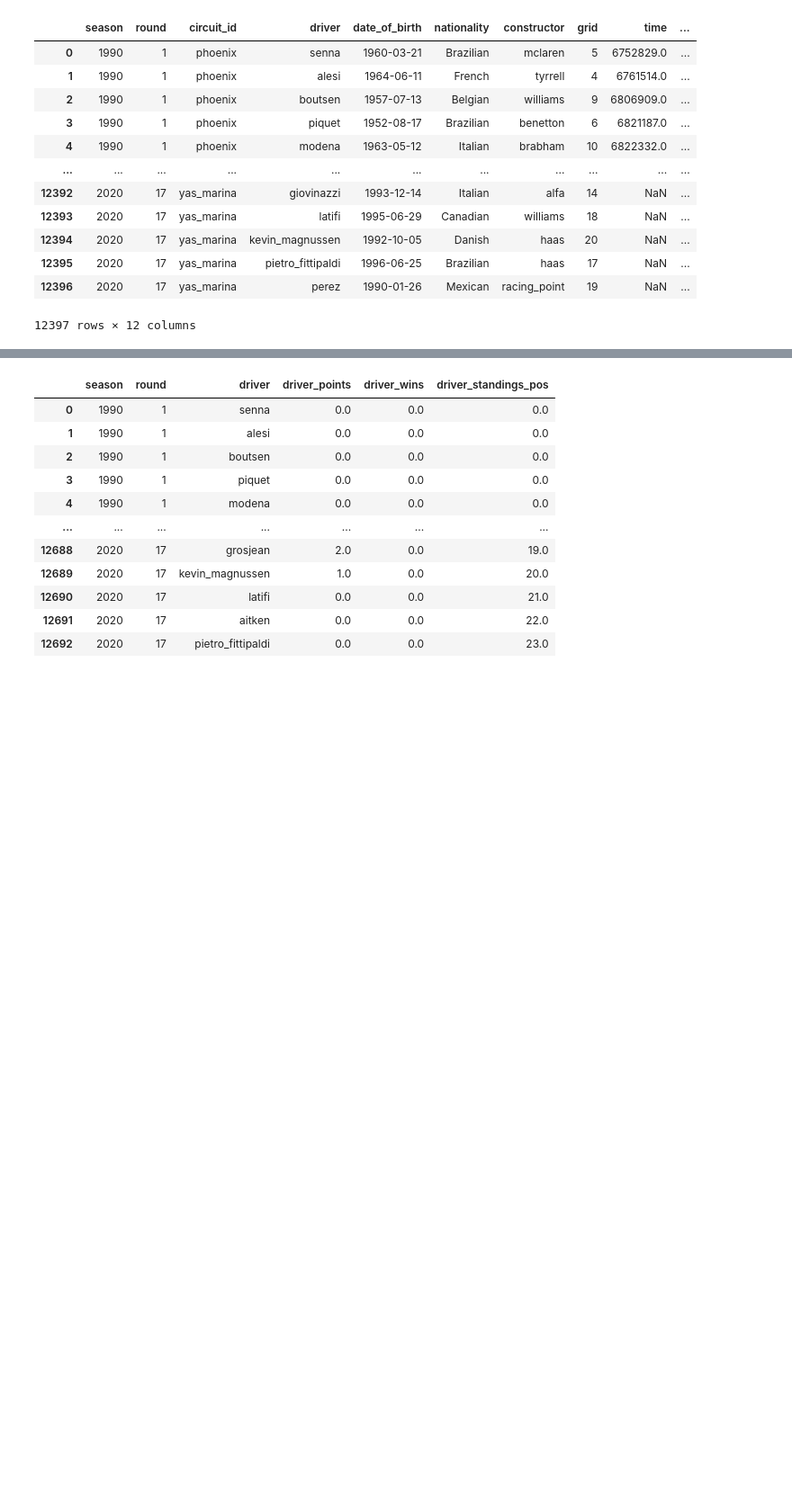
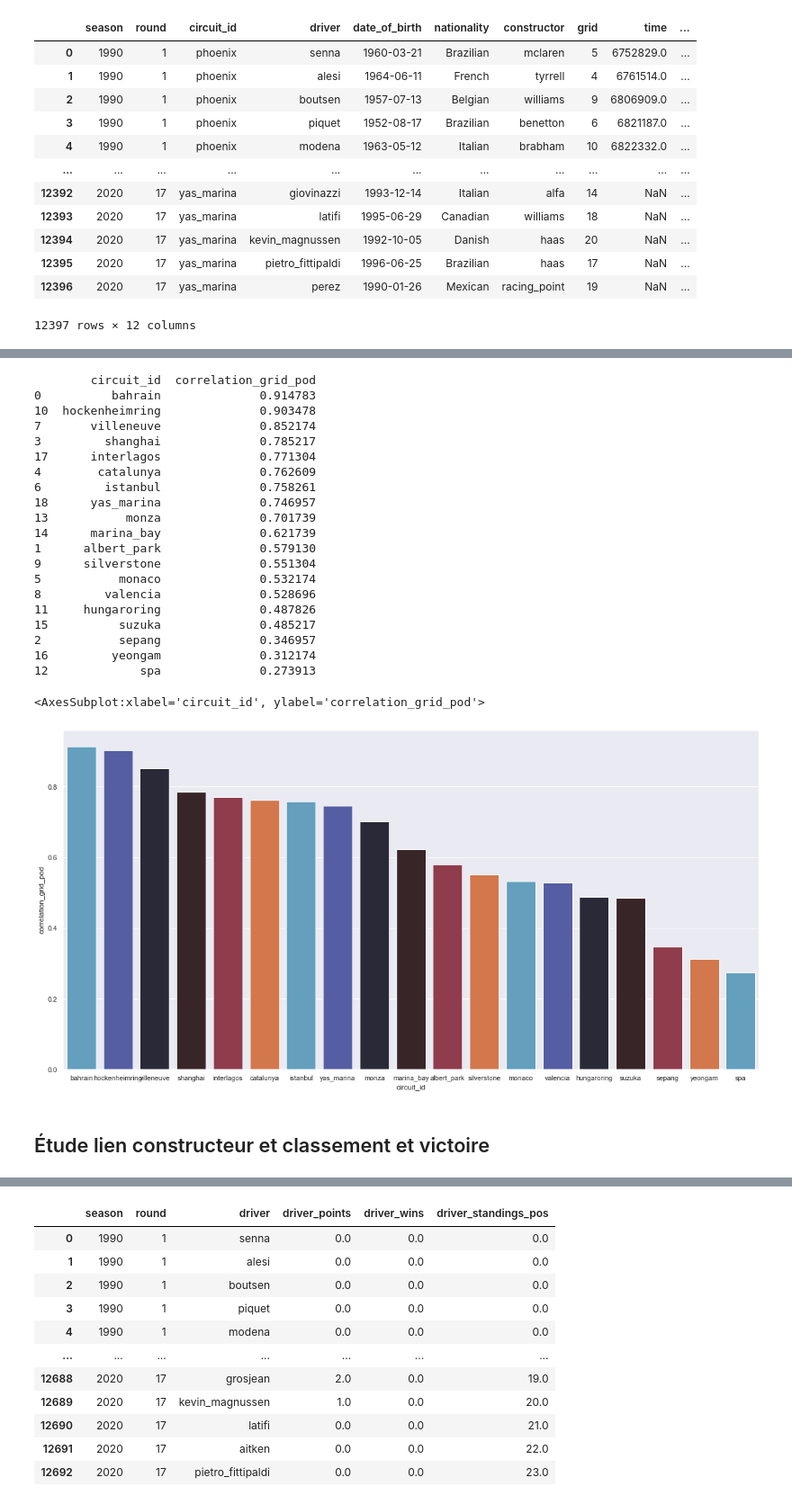
Before and after one commit to IdrissKad/formula1, a Jupyter notebook: Import data.ipynb, the cells around one changed output, grey strips where cells are left out. Shown at 90% size. Cells and saved outputs as stored; diff of their text form; code cells hidden in the pictures; blank space fills up the shorter version.

```diff
--- a/Import data.ipynb
+++ b/Import data.ipynb
@@ -244,0 +303,46 @@ results
+# %%
+# je trace la correlation entre grid et podium par circuit en 2010. On remarque que cela dépend vraiment des circuits
+circuits=results_2010[results_2010["season"] ==2010]["circuit_id"].unique()
+df=results_2010[results_2010["season"] ==2010]
+les_correlations={}
+
+for circuit in circuits:
+    df1=df[df["circuit_id"]==circuit][['grid',"podium"]]
+    corr=df1.corr()["podium"][0]
+    les_correlations[circuit]=corr
+
+df2=pd.DataFrame(list(les_correlations.items()),
+                   columns=['circuit_id', 'correlation_grid_pod'])
+df2=df2.sort_values(by='correlation_grid_pod',ascending=False)
+
+print(df2)
+
+_,(ax1) = plt.subplots(ncols=1)
+sns.barplot(data=df2, x='circuit_id', y='correlation_grid_pod', ax=ax1, palette=sns.color_palette("icefire"))
+
+# Les correlations dépendent fortement du type de circuit
+# %% [output]
+        circuit_id  correlation_grid_pod
+0          bahrain              0.914783
+10  hockenheimring              0.903478
+7       villeneuve              0.852174
+3         shanghai              0.785217
+17      interlagos              0.771304
+4        catalunya              0.762609
+6         istanbul              0.758261
+18      yas_marina              0.746957
+13           monza              0.701739
+14      marina_bay              0.621739
+1      albert_park              0.579130
+9      silverstone              0.551304
+5           monaco              0.532174
+8         valencia              0.528696
+11     hungaroring              0.487826
+15          suzuka              0.485217
+2           sepang              0.346957
+16         yeongam              0.312174
+12             spa              0.273913
+<AxesSubplot:xlabel='circuit_id', ylabel='correlation_grid_pod'>
+[figure, added]
+# %% [markdown]
+## Étude lien constructeur et classement et victoire
```
Also changed, not shown: parts of 13 cells of this notebook.
